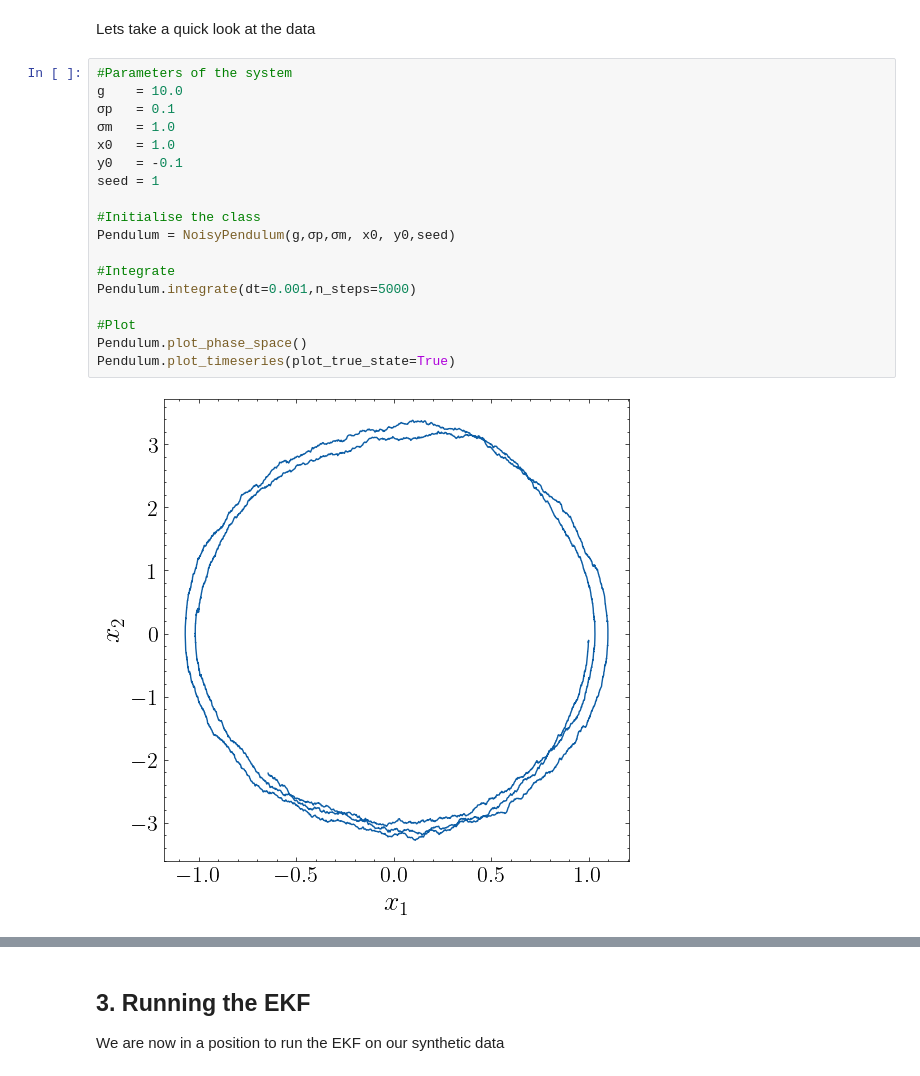
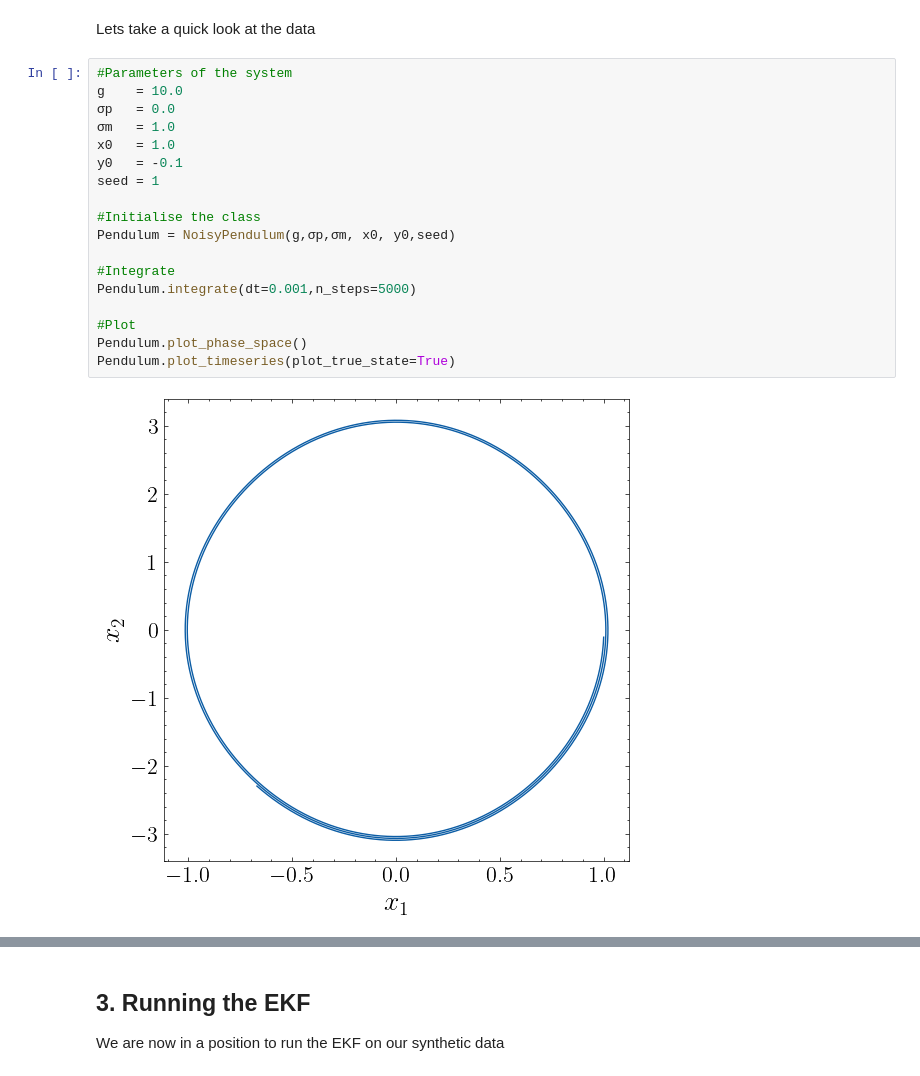
Before and after one commit to UniMelb-NSGW/SlowKalmanFilter, a Jupyter notebook: notebooks/NoisyPendulum.ipynb, the cells around one changed output, grey strips where cells are left out. Saved outputs shown, nothing was run; the diff lists cells and outputs as text.

```diff
--- a/notebooks/NoisyPendulum.ipynb
+++ b/notebooks/NoisyPendulum.ipynb
@@ -193,20 +193,20 @@ Lets take a quick look at the data
 # %%
 #Parameters of the system
 g    = 10.0
-σp   = 0.1
+σp   = 0.0
 σm   = 1.0
 x0   = 1.0
 y0   = -0.1
 seed = 1
 
 #Initialise the class
 Pendulum = NoisyPendulum(g,σp,σm, x0, y0,seed)
 
 #Integrate
 Pendulum.integrate(dt=0.001,n_steps=5000)
 
 #Plot
 Pendulum.plot_phase_space()
 Pendulum.plot_timeseries(plot_true_state=True)
 # %% [output]
-[figure, old version]
+[figure, new version]
```
Also changed, not shown: parts of 1 cell of this notebook, 16 other files.
